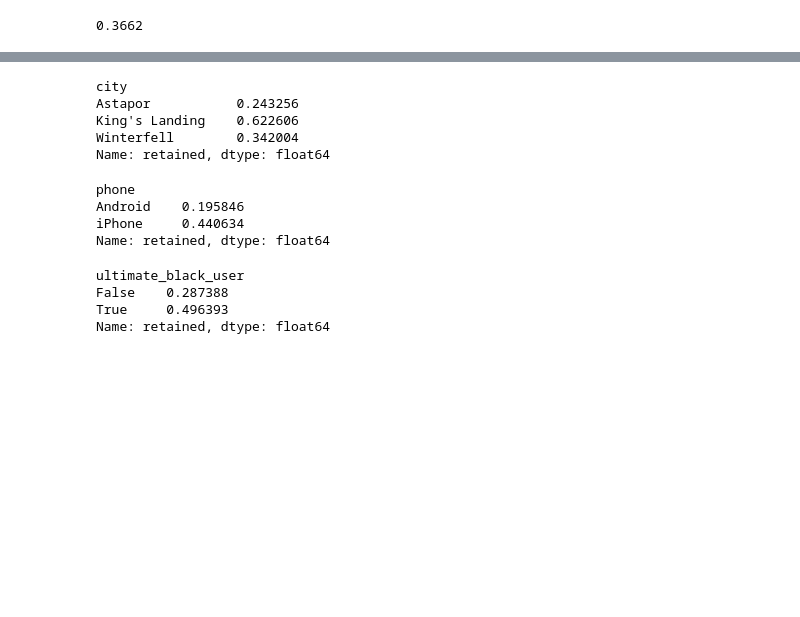
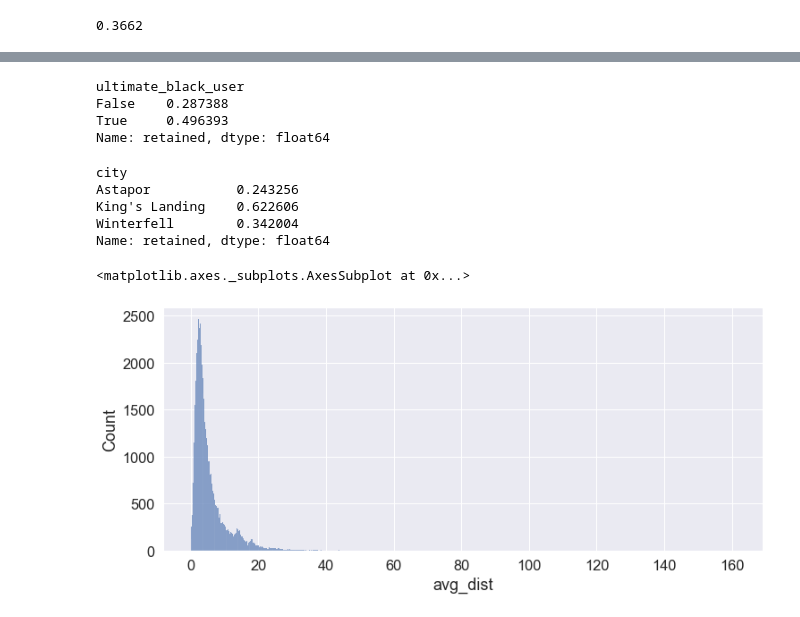
Before and after one commit to metacreek/springboard, a Jupyter notebook: mini-projects/ultimate_challenge/Ultimate Challenge Part 3.ipynb, the cells around one changed output, grey strips where cells are left out. Saved outputs shown, nothing was run; the diff lists cells and outputs as text; code cells hidden in the pictures; blank space fills up the shorter version.

```diff
--- a/mini-projects/ultimate_challenge/Ultimate Challenge Part 3.ipynb
+++ b/mini-projects/ultimate_challenge/Ultimate Challenge Part 3.ipynb
@@ -92,5 +90,3 @@ ultimate_pdf
 ultimate_pdf.retained.mean()
 # %% [output]
 0.3662
-# %%
-sns.set_style("dark")
@@ -103,3 +100,10 @@ sns.set_style("dark")
+# %%
+ultimate_pdf.groupby("ultimate_black_user").retained.mean()
+# %% [output]
+ultimate_black_user
+False    0.287388
+True     0.496393
+Name: retained, dtype: float64
 # %%
 ultimate_pdf.groupby('city').retained.mean()
 # %% [output]
@@ -108,18 +112,12 @@ Astapor           0.243256
 King's Landing    0.622606
 Winterfell        0.342004
 Name: retained, dtype: float64
-# %%
-ultimate_pdf.groupby('phone').retained.mean()
-# %% [output]
-phone
-Android    0.195846
-iPhone     0.440634
-Name: retained, dtype: float64
-# %%
-ultimate_pdf.groupby('ultimate_black_user').retained.mean()
-# %% [output]
-ultimate_black_user
-False    0.287388
-True     0.496393
-Name: retained, dtype: float64
+# %%
+sns.set(rc={'figure.figsize':(12,5)})
+sns.set(font_scale=1.5)
+# %%
+sns.histplot(data=ultimate_pdf, x="avg_dist")
+# %% [output]
+<matplotlib.axes._subplots.AxesSubplot at 0x...>
+[figure, added]
 # %%
```
Also changed, not shown: parts of 29 cells of this notebook.
